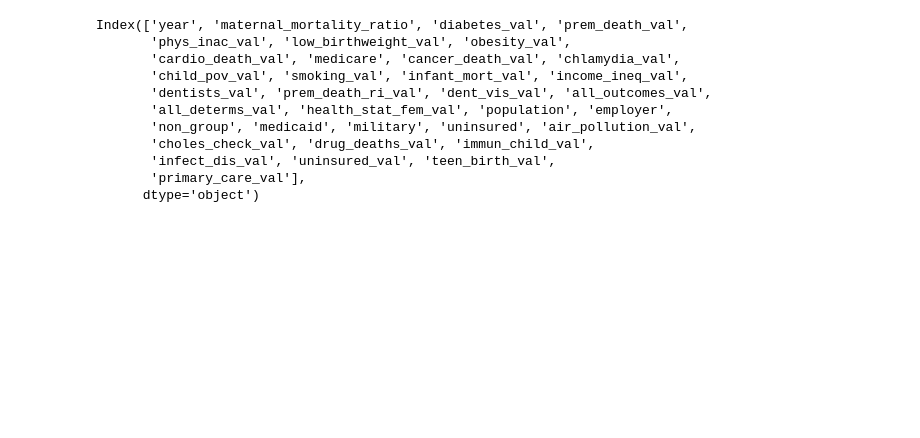
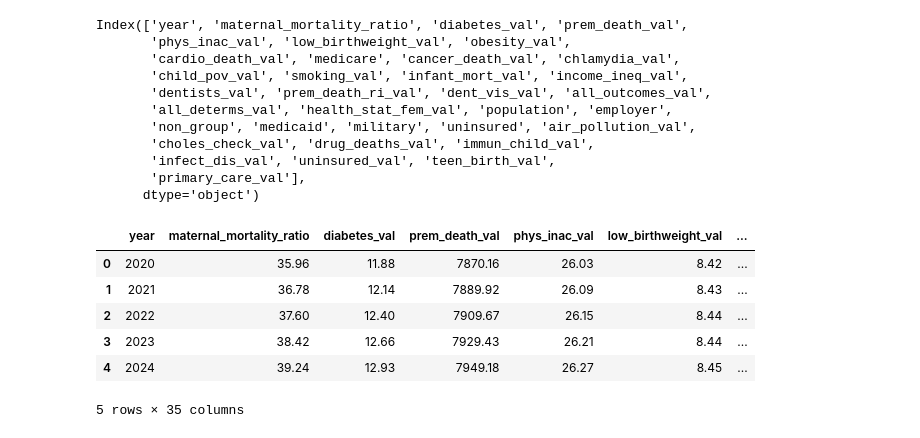
Before and after one commit to abpuccini/maternal-mortality-project, a Jupyter notebook: machine_learning/model_testing/model_integrated_app.ipynb, the cells around one changed output. Saved outputs shown, nothing was run; the diff lists cells and outputs as text; code cells hidden in the pictures; blank space fills up the shorter version.

```diff
--- a/machine_learning/model_testing/model_integrated_app.ipynb
+++ b/machine_learning/model_testing/model_integrated_app.ipynb
@@ -140,3 +148,14 @@ Index(['year', 'maternal_mortality_ratio', 'diabetes_val', 'prem_death_val',
        'infect_dis_val', 'uninsured_val', 'teen_birth_val',
        'primary_care_val'],
       dtype='object')
+# %%
+data_predict = pd.read_csv('../Resources/combined_avg_2020_2030.csv')
+data_predict.head()
+# %% [output]
+|  | year | maternal_mortality_ratio | diabetes_val | prem_death_val | phys_inac_val | low_birthweight_val | ... |
+| 0 | 2020 | 35.96 | 11.88 | 7870.16 | 26.03 | 8.42 | ... |
+| 1 | 2021 | 36.78 | 12.14 | 7889.92 | 26.09 | 8.43 | ... |
+| 2 | 2022 | 37.60 | 12.40 | 7909.67 | 26.15 | 8.44 | ... |
+| 3 | 2023 | 38.42 | 12.66 | 7929.43 | 26.21 | 8.44 | ... |
+| 4 | 2024 | 39.24 | 12.93 | 7949.18 | 26.27 | 8.45 | ... |
+5 rows × 35 columns
```
Also changed, not shown: parts of 9 cells of this notebook, 3 other files.
